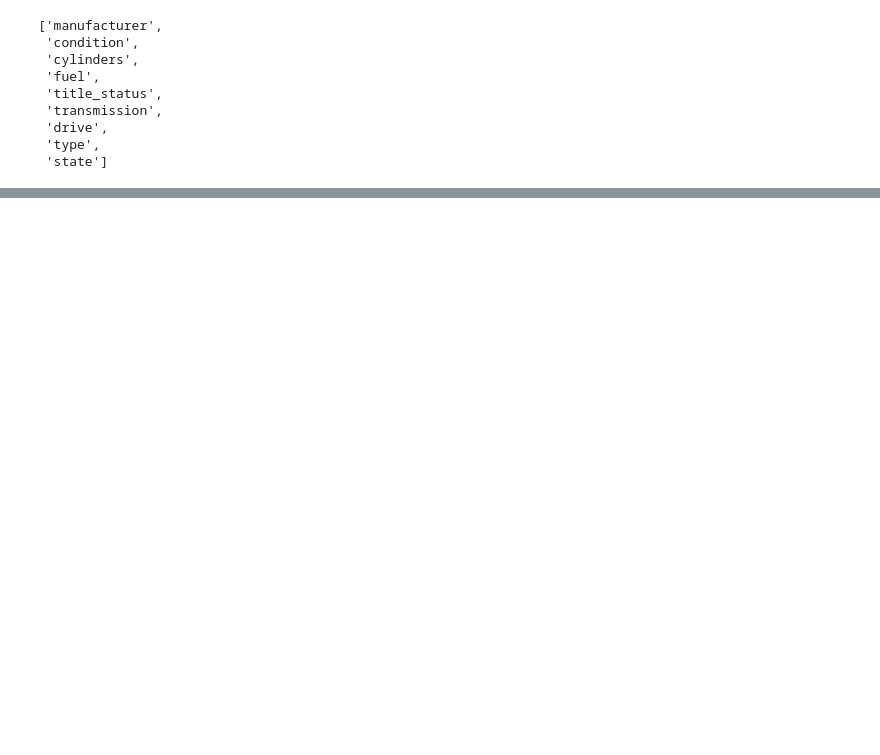
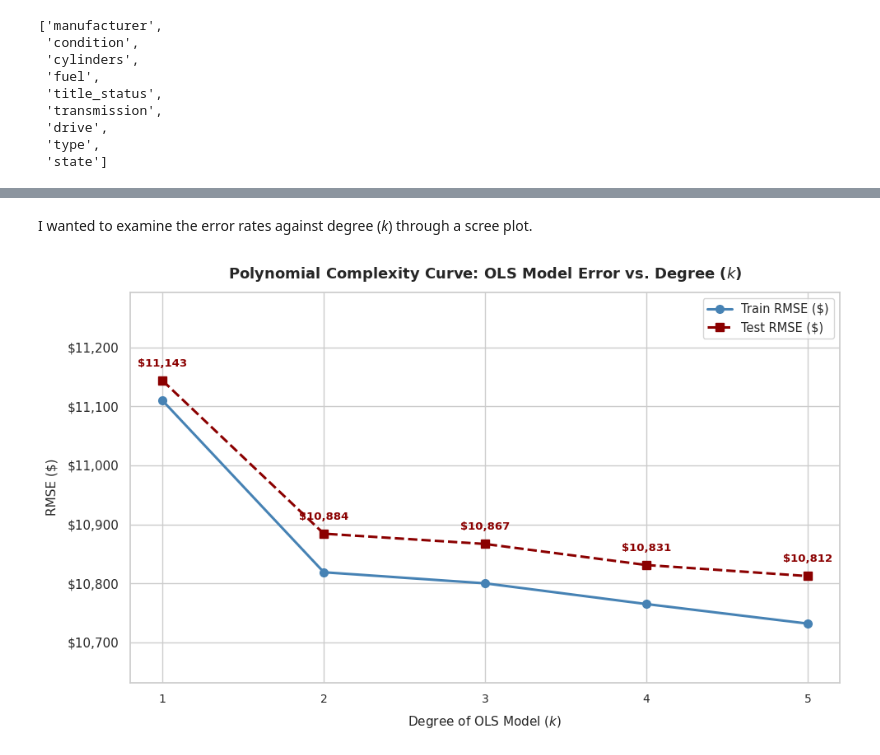
Before and after one commit to 1abhisheknigam/my-ai, a Jupyter notebook: price-of-car/notebooks/price_of_car.ipynb, the cells around one changed output, grey strips where cells are left out. Cells and saved outputs as stored; diff of their text form; code cells hidden in the pictures; blank space fills up the shorter version.

```diff
--- a/price-of-car/notebooks/price_of_car.ipynb
+++ b/price-of-car/notebooks/price_of_car.ipynb
@@ -2486,0 +2794,3 @@ With your (almost?) final dataset in hand, it is now time to build some models.
+# %%
+# Initialize Basic LinearRegression DF to store metrics of all models
+model_benchmarks_OLS = pd.DataFrame()
@@ -2486,0 +2892,70 @@ With your (almost?) final dataset in hand, it is now time to build some models.
+# %% [markdown]
+I wanted to examine the error rates against degree (_k_) through a scree plot.
+# %%
+### Create elbow plot
+
+# get x and y axis values - degree vs train+test RMSE
+degrees = [1, 2, 3, 4, 5]
+train_rmse = model_benchmarks_OLS["Train RMSE ($)"].values
+test_rmse = model_benchmarks_OLS["Test RMSE ($)"].values
+
+# Generate plot
+sns.set_theme(style="whitegrid")
+plt.figure(figsize=(10, 6))
+
+# Train RMSE Curve
+plt.plot(
+    degrees,
+    train_rmse,
+    marker="o",
+    linewidth=2.2,
+    markersize=7,
+    color="steelblue",
+    label="Train RMSE ($)",
+)
+
+# Test RMSE Curve
+plt.plot(
+    degrees,
+    test_rmse,
+    marker="s",
+    linewidth=2.2,
+    markersize=7,
+    linestyle="--",
+    color="darkred",
+    label="Test RMSE ($)",
+)
+
+# Annotate Test RMSE dollar values at each degree
+for deg, val in zip(degrees, test_rmse):
+  plt.text(
+      deg,
+      val + 20,
+      f"${val:,.0f}",
+      ha="center",
+      va="bottom",
+      fontsize=9.5,
+      fontweight="bold",
+      color="darkred",
+  )
+
+# Formatting
+plt.title(
+    "Polynomial Complexity Curve: OLS Model Error vs. Degree ($k$)",
+    fontsize=13,
+    fontweight="bold",
+    pad=12,
+)
+plt.xlabel("Degree of OLS Model ($k$)", fontsize=11, labelpad=8)
+plt.ylabel("RMSE ($)", fontsize=11, labelpad=8)
+plt.xticks(degrees, fontsize=10)
+
+# Format y-axis as dollar values
+plt.gca().yaxis.set_major_formatter("${x:,.0f}")
+plt.ylim(min(train_rmse.min(), test_rmse.min()) - 100, test_rmse.max() + 150)
+
+plt.legend(loc="upper right", frameon=True, fontsize=10.5)
+plt.tight_layout()
+plt.show()
+# %% [output]
+[figure, added]
```
Also changed, not shown: parts of 101 cells of this notebook.
